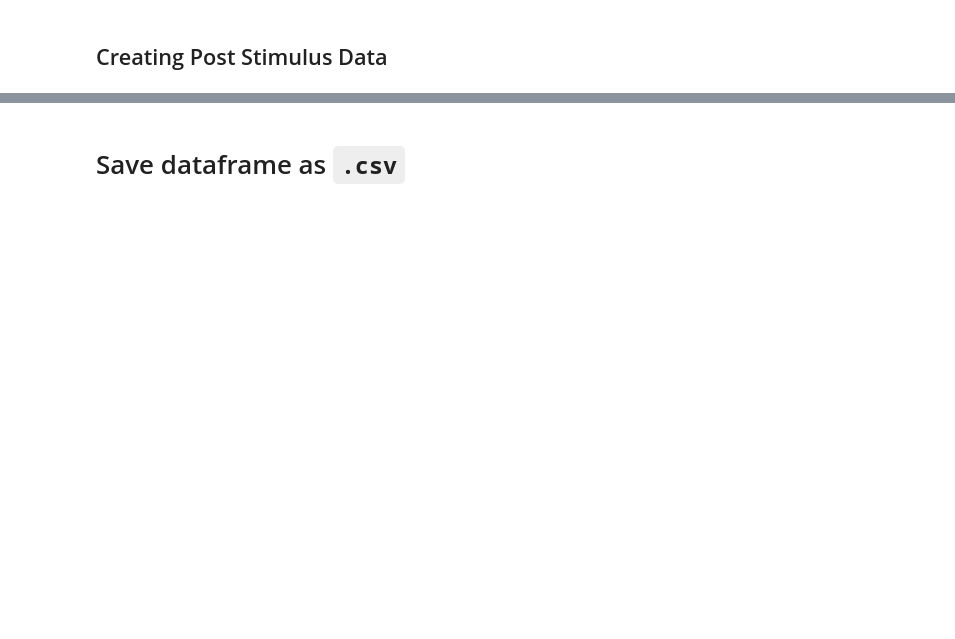
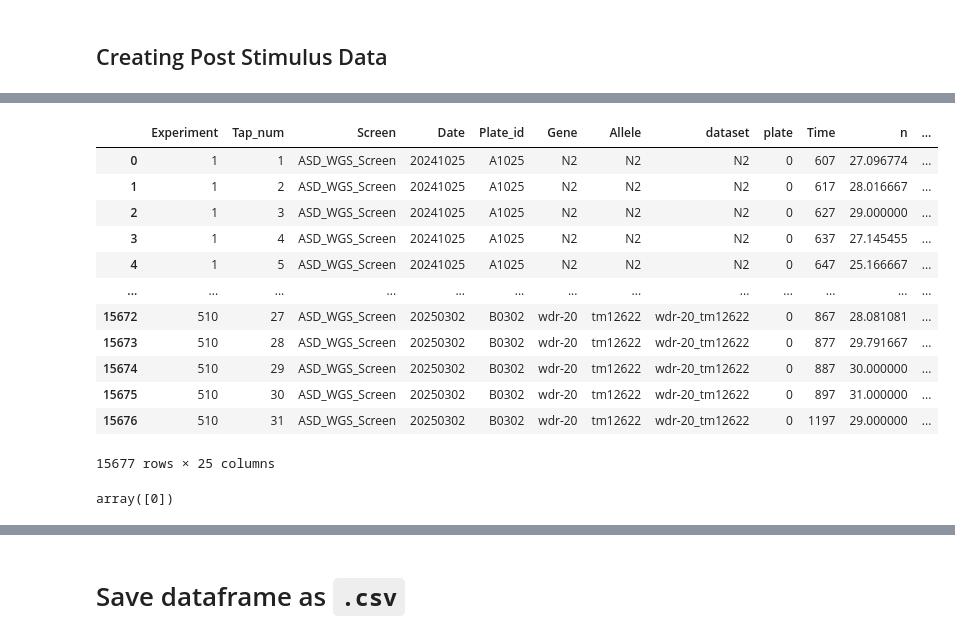
Before and after one commit to JosephLiangUBC/MWT_Dashboard, a Jupyter notebook: Step3_Tap_Baseline_Data_Analyses.ipynb, the cells around one changed output, grey strips where cells are left out. Drawn from its saved outputs; the diff is of its cells as text; code cells hidden in the pictures; blank space fills up the shorter version.

Commit message:
change plate id logic in Step3

```diff
--- a/Step3_Tap_Baseline_Data_Analyses.ipynb
+++ b/Step3_Tap_Baseline_Data_Analyses.ipynb
@@ -53,6 +55,6 @@ Run the following cell and click the button 'Select Folder' to pick a filepath.
 
 **An easy fix is to just rename your folder to something else (make your strains lower-case, or just have the date)**
 # %%
-starting_directory = '/Users'
+starting_directory = '/Volumes'
 chooser = FileChooser(starting_directory)
 display(chooser)
@@ -62,5 +68,5 @@ folder_path=chooser.selected_path
 # %%
-screens = ['PD_Screen', 'ASD_Screen', 'G-Proteins_Screen', 'Glia_Genes_Screen', 'Neuron_Genes_Screen', 'Miscellaneous']
+screens = ['PD_Screen', 'ASD_Screen', 'G-Proteins_Screen', 'Glia_Genes_Screen', 'Neuron_Genes_Screen', 'Miscellaneous', 'ASD_WGS_Screen']
 
 screen_chooser = widgets.Select(options=screens, value=screens[0], description='Screen:')
 display(screen_chooser)
@@ -107,0 +144,24 @@ print('done step 4')
+# %%
+for strain in tqdm(StrainNames.values()):
+    if not strain == '':
+        strain_filelist = [x for x in filelist if strain in x] # Goes through the list and filters for keyword
+        Strain_N = len(strain_filelist) # Finds the number of plates per strain
+        if Strain_N == 0:
+            raise AssertionError ('{} is not a good identifier'.format(strain))
+        else:
+            pass
+            print(f'Strain {strain}')
+            print(f'Number of plates: {Strain_N}')
+
+            # visiting files in this strain
+            strain_filelist = [file for file in filelist if strain in file]
+            df_list=[]
+            for i, file in enumerate(strain_filelist):
+                print(file)
+                # if file.split('/')[-1].startswith('._'):
+                #     pass
+                # else:
+                #     try:
+                #         print(f"File: {file}")
+                #         df= pd.read_csv(file, sep=' ', header = None, encoding_errors='ignore')
+                #         df['Plate_id'] = file.split('/')[-1].split('_')[-1].split('.')[0]
@@ -140,7 +231,7 @@ def ProcessData(strain, experiment_counter):
                 try:
                     print(f"File: {file}")
                     df= pd.read_csv(file, sep=' ', header = None, encoding_errors='ignore')
-                    df['Plate_id'] = file.split('/')[-1].split('_')[-1].split('.')[0]
+                    df['Plate_id'] = file.split('/')[-2]+"_"+ file.split('/')[-1].split('_')[-1].split('.')[0]
                     df['Date'] = file.split('/')[-2].split('_')[0]
                     df['Screen'] = file.split('/')[-4]
                     df['Experiment'] = experiment_counter
@@ -324,27 +486,45 @@ Post_stimulus_data.head()
 # %%
 # Aggregate columns by "Experiment" + "Tap_num" by taking their means
 
-Post_stimulus_data = Post_stimulus_data.groupby(['Experiment', 'Tap_num','Screen','Date','Plate_id','Gene','Allele','dataset']).agg({
+Post_stimulus_data = Post_stimulus_data.groupby(['Experiment', 'Tap_num','Screen','Date','Plate_id','Gene','Allele','dataset', "plate"]).agg({
     'Time': 'min', # take minimum valu of time instead of mean
     'n': 'mean',
     'Number': 'mean',
     'Instantaneous Speed': 'mean',
     'Interval Speed' : 'mean',
     'Bias': 'mean',
     'Tap': 'mean',
     'Morphwidth': 'mean',
     'Midline': 'mean',
     'Area': 'mean',
     'Angular Speed': 'mean',
     'Aspect Ratio': 'mean',
     'Kink': 'mean',
     'Curve': 'mean',
     'Crab': 'mean',
     'Pathlength': 'mean'
 })
 
 Post_stimulus_data = Post_stimulus_data.reset_index()
 
 Post_stimulus_data
+# %% [output]
+|  | Experiment | Tap_num | Screen | Date | Plate_id | Gene | Allele | dataset | plate | Time | n | ... |
+| 0 | 1 | 1 | ASD_WGS_Screen | 20241025 | A1025 | N2 | N2 | N2 | 0 | 607 | 27.096774 | ... |
+| 1 | 1 | 2 | ASD_WGS_Screen | 20241025 | A1025 | N2 | N2 | N2 | 0 | 617 | 28.016667 | ... |
+| 2 | 1 | 3 | ASD_WGS_Screen | 20241025 | A1025 | N2 | N2 | N2 | 0 | 627 | 29.000000 | ... |
+| 3 | 1 | 4 | ASD_WGS_Screen | 20241025 | A1025 | N2 | N2 | N2 | 0 | 637 | 27.145455 | ... |
+| 4 | 1 | 5 | ASD_WGS_Screen | 20241025 | A1025 | N2 | N2 | N2 | 0 | 647 | 25.166667 | ... |
+| ... | ... | ... | ... | ... | ... | ... | ... | ... | ... | ... | ... | ... |
+| 15672 | 510 | 27 | ASD_WGS_Screen | 20250302 | B0302 | wdr-20 | tm12622 | wdr-20_tm12622 | 0 | 867 | 28.081081 | ... |
+| 15673 | 510 | 28 | ASD_WGS_Screen | 20250302 | B0302 | wdr-20 | tm12622 | wdr-20_tm12622 | 0 | 877 | 29.791667 | ... |
+| 15674 | 510 | 29 | ASD_WGS_Screen | 20250302 | B0302 | wdr-20 | tm12622 | wdr-20_tm12622 | 0 | 887 | 30.000000 | ... |
+| 15675 | 510 | 30 | ASD_WGS_Screen | 20250302 | B0302 | wdr-20 | tm12622 | wdr-20_tm12622 | 0 | 897 | 31.000000 | ... |
+| 15676 | 510 | 31 | ASD_WGS_Screen | 20250302 | B0302 | wdr-20 | tm12622 | wdr-20_tm12622 | 0 | 1197 | 29.000000 | ... |
+15677 rows × 25 columns
+# %%
+Post_stimulus_data.plate.unique()
+# %% [output]
+array([0])
 # %%
 print('done step 7')
```
Also changed, not shown: parts of 23 cells of this notebook.
